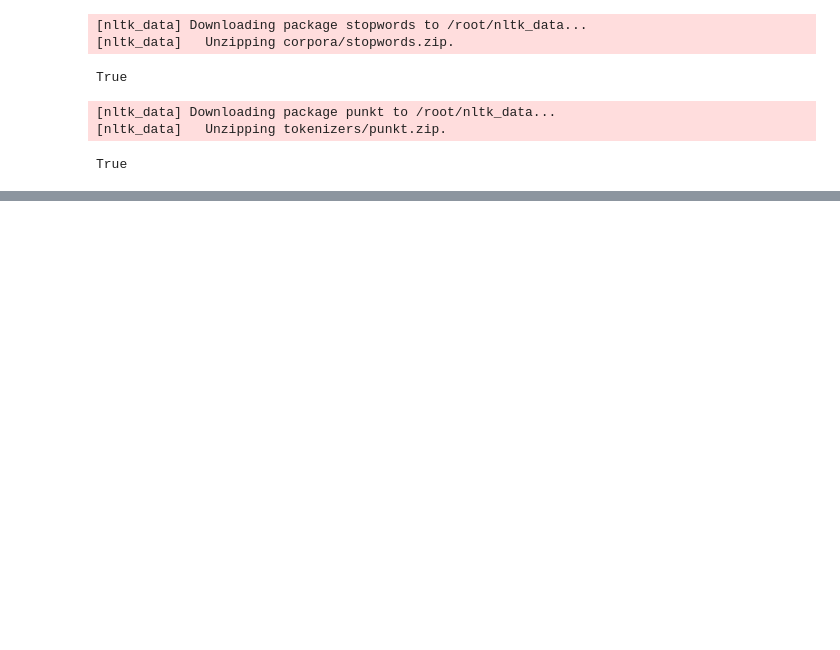
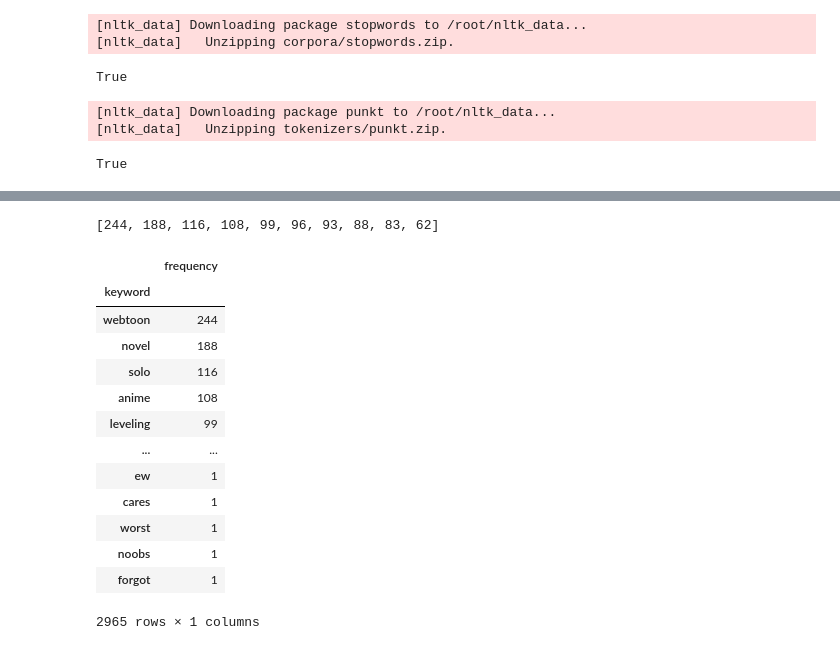
Before and after one commit to jiyaa29/Multicampus-Weekly-Project, a Jupyter notebook: 자연어 처리/유튜브댓글시각화.ipynb, the cells around one changed output, grey strips where cells are left out. Drawn from its saved outputs; the diff is of its cells as text; code cells hidden in the pictures; blank space fills up the shorter version.

```diff
--- a/자연어 처리/유튜브댓글시각화.ipynb
+++ b/자연어 처리/유튜브댓글시각화.ipynb
@@ -122,0 +174,25 @@ plt.figure()
+# %%
+frequency = [word[1] for word in vocab_sorted]
+frequency[:10]
+# %% [output]
+[244, 188, 116, 108, 99, 96, 93, 88, 83, 62]
+# %%
+df = pd.DataFrame(zip(keyword,frequency))
+df.columns = ['keyword','frequency']
+df = df.set_index(keys= 'keyword', drop=True)
+df
+# %% [output]
+|  | frequency |
+| keyword |  |
+| webtoon | 244 |
+| novel | 188 |
+| solo | 116 |
+| anime | 108 |
+| leveling | 99 |
+| ... | ... |
+| ew | 1 |
+| cares | 1 |
+| worst | 1 |
+| noobs | 1 |
+| forgot | 1 |
+2965 rows × 1 columns
```
Also changed, not shown: parts of 11 cells of this notebook.
